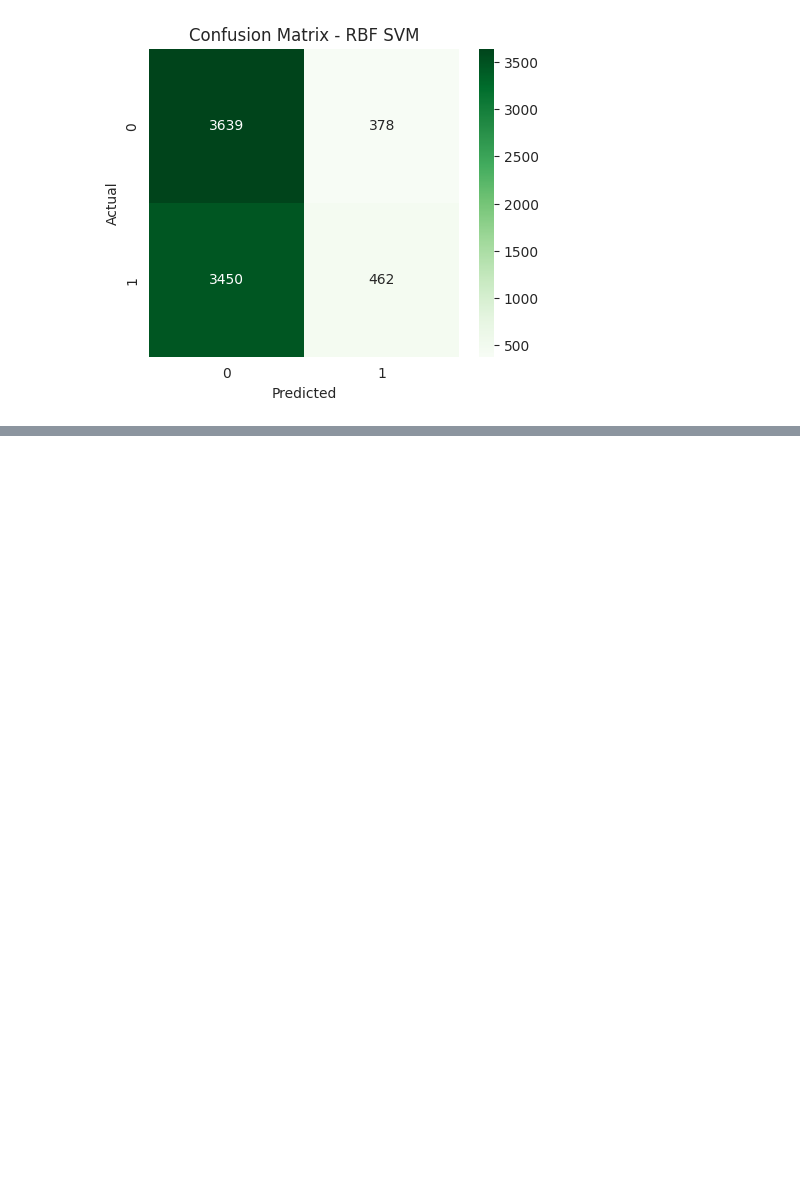
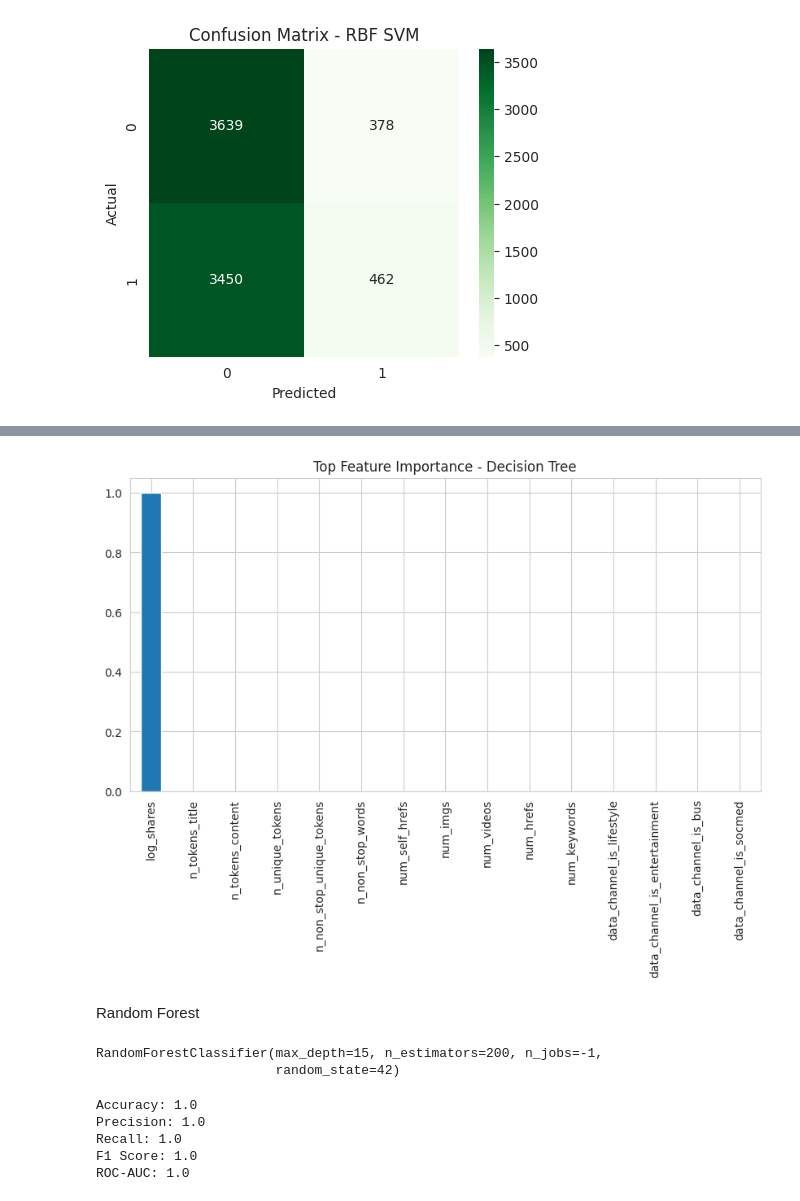
Before and after one commit to batoolabualhayjaa33-droid/ML-final-project, a Jupyter notebook: OnlineNewsPopularity.ipynb, the cells around one changed output, grey strips where cells are left out. Drawn from its saved outputs; the diff is of its cells as text; code cells hidden in the pictures; blank space fills up the shorter version.

```diff
--- a/OnlineNewsPopularity.ipynb
+++ b/OnlineNewsPopularity.ipynb
@@ -935,0 +989,19 @@ plt.show()
+# %%
+importances = pd.Series(
+    tree_model.feature_importances_,
+    index=X_train.columns
+)
+
+importances = importances.sort_values(ascending=False)
+
+plt.figure(figsize=(10,5))
+
+importances.head(15).plot(kind='bar')
+
+plt.title("Top Feature Importance - Decision Tree")
+
+plt.show()
+# %% [output]
+[figure, added]
+# %% [markdown]
+Random Forest
@@ -935,0 +1021,12 @@ plt.show()
+# %%
+rf_model = RandomForestClassifier(
+    n_estimators=200,
+    max_depth=15,
+    random_state=42,
+    n_jobs=-1
+)
+
+rf_model.fit(X_train, y_train)
+# %% [output]
+RandomForestClassifier(max_depth=15, n_estimators=200, n_jobs=-1,
+                       random_state=42)
@@ -935,0 +1036,12 @@ plt.show()
+# %%
+print("Accuracy:", accuracy_score(y_test, y_pred_rf))
+print("Precision:", precision_score(y_test, y_pred_rf))
+print("Recall:", recall_score(y_test, y_pred_rf))
+print("F1 Score:", f1_score(y_test, y_pred_rf))
+print("ROC-AUC:", roc_auc_score(y_test, y_prob_rf))
+# %% [output]
+Accuracy: 1.0
+Precision: 1.0
+Recall: 1.0
+F1 Score: 1.0
+ROC-AUC: 1.0
```
Also changed, not shown: parts of 24 cells of this notebook.
